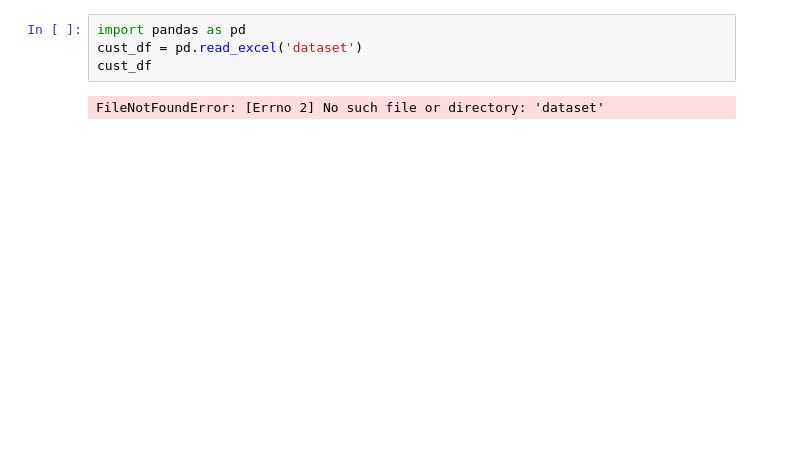
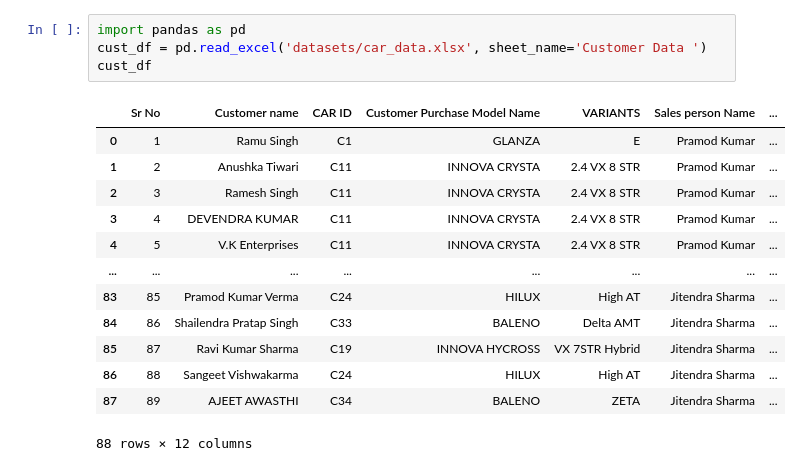
Before and after one commit to Ankita7881/minor-project, a Jupyter notebook: test.ipynb, the cells around one changed output. Drawn from its saved outputs; the diff is of its cells as text; blank space fills up the shorter version.

```diff
--- a/test.ipynb
+++ b/test.ipynb
@@ -1,6 +1,18 @@
 # %%
 import pandas as pd
-cust_df = pd.read_excel('dataset')
+cust_df = pd.read_excel('datasets/car_data.xlsx', sheet_name='Customer Data ')
 cust_df
 # %% [output]
+|  | Sr No | Customer name | CAR ID | Customer Purchase Model Name | VARIANTS | Sales person Name | ... |
+| 0 | 1 | Ramu Singh | C1 | GLANZA | E | Pramod Kumar | ... |
+| 1 | 2 | Anushka Tiwari | C11 | INNOVA CRYSTA | 2.4 VX 8 STR | Pramod Kumar | ... |
+| 2 | 3 | Ramesh Singh | C11 | INNOVA CRYSTA | 2.4 VX 8 STR | Pramod Kumar | ... |
+| 3 | 4 | DEVENDRA KUMAR | C11 | INNOVA CRYSTA | 2.4 VX 8 STR | Pramod Kumar | ... |
+| 4 | 5 | V.K Enterprises | C11 | INNOVA CRYSTA | 2.4 VX 8 STR | Pramod Kumar | ... |
+| ... | ... | ... | ... | ... | ... | ... | ... |
+| 83 | 85 | Pramod Kumar Verma | C24 | HILUX | High AT | Jitendra Sharma | ... |
+| 84 | 86 | Shailendra Pratap Singh | C33 | BALENO | Delta AMT | Jitendra Sharma | ... |
+| 85 | 87 | Ravi Kumar Sharma | C19 | INNOVA HYCROSS | VX 7STR Hybrid | Jitendra Sharma | ... |
+| 86 | 88 | Sangeet Vishwakarma | C24 | HILUX | High AT | Jitendra Sharma | ... |
+| 87 | 89 | AJEET AWASTHI | C34 | BALENO | ZETA | Jitendra Sharma | ... |
-FileNotFoundError: [Errno 2] No such file or directory: 'dataset'
+88 rows × 12 columns
```
Also changed, not shown: parts of 4 cells of this notebook, 7 other files.
